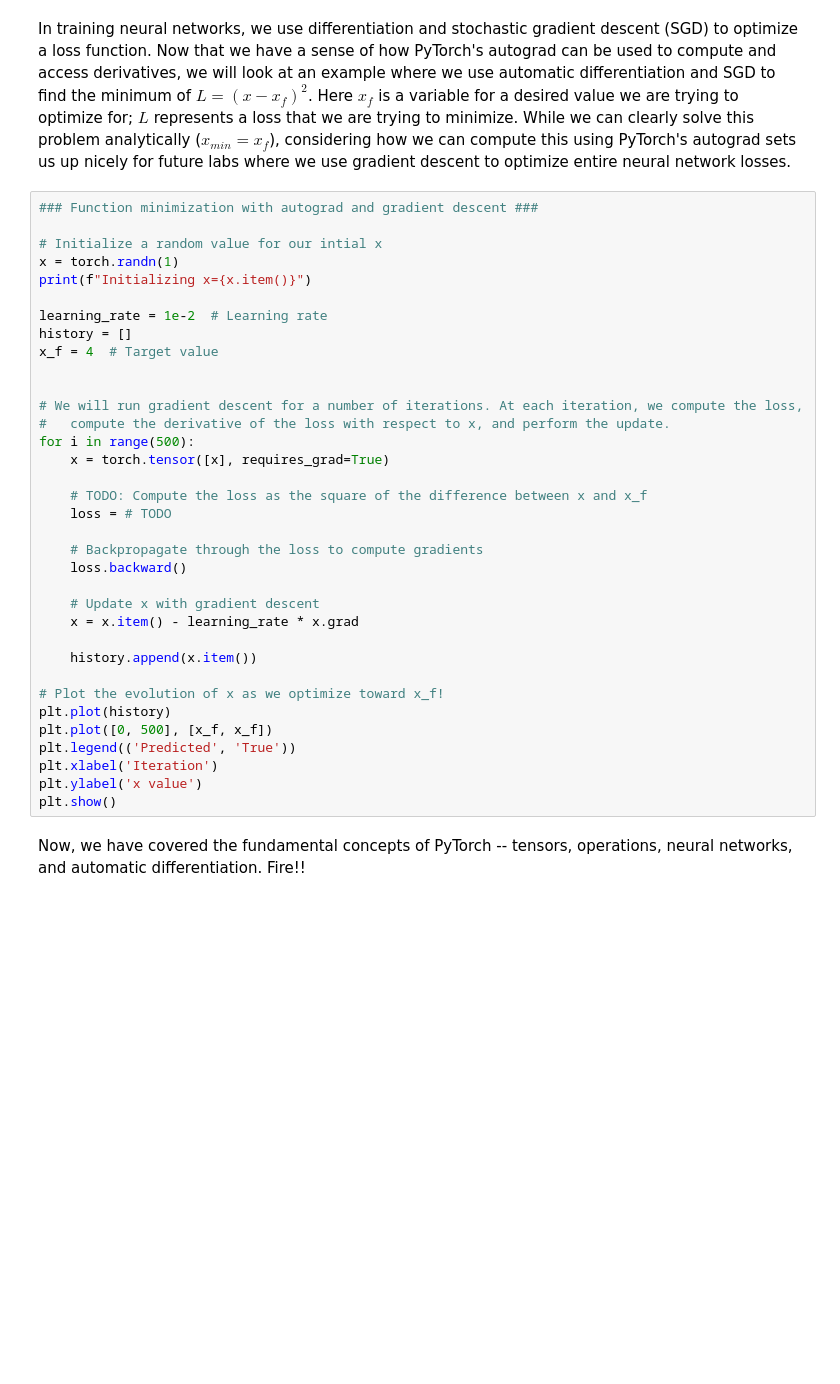
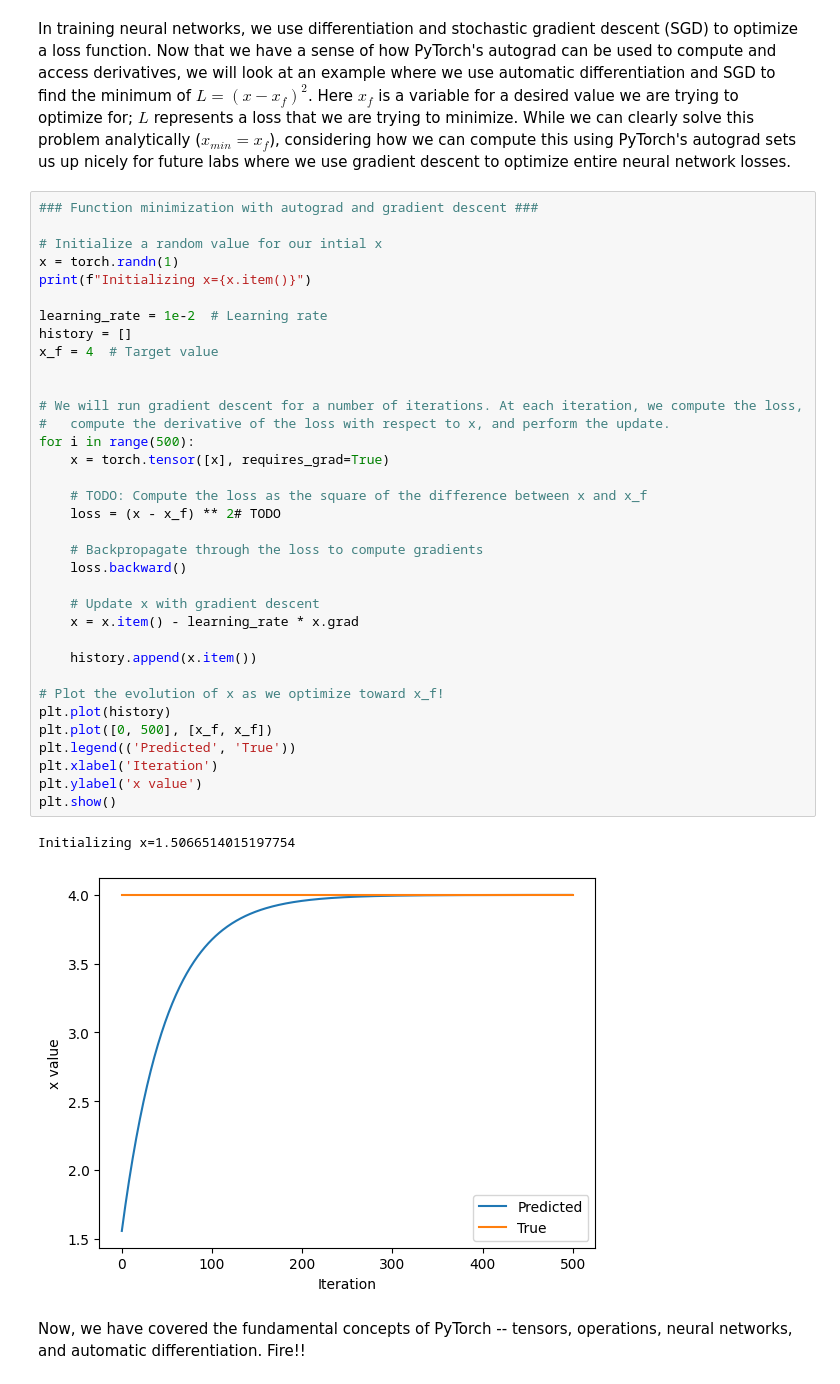
Before and after one commit to Spectrum-o/introtodeeplearning, a Jupyter notebook: lab1/PT_Part1_Intro.ipynb, the cells around one changed output. Drawn from its saved outputs; the diff is of its cells as text; blank space fills up the shorter version.

```diff
--- a/lab1/PT_Part1_Intro.ipynb
+++ b/lab1/PT_Part1_Intro.ipynb
@@ -340,33 +343,36 @@ In training neural networks, we use differentiation and stochastic gradient desc
 x = torch.randn(1)
 print(f"Initializing x={x.item()}")
 
 learning_rate = 1e-2  # Learning rate
 history = []
 x_f = 4  # Target value
 
 
 # We will run gradient descent for a number of iterations. At each iteration, we compute the loss,
 #   compute the derivative of the loss with respect to x, and perform the update.
 for i in range(500):
     x = torch.tensor([x], requires_grad=True)
 
     # TODO: Compute the loss as the square of the difference between x and x_f
-    loss = # TODO
+    loss = (x - x_f) ** 2# TODO
 
     # Backpropagate through the loss to compute gradients
     loss.backward()
 
     # Update x with gradient descent
     x = x.item() - learning_rate * x.grad
 
     history.append(x.item())
 
 # Plot the evolution of x as we optimize toward x_f!
 plt.plot(history)
 plt.plot([0, 500], [x_f, x_f])
 plt.legend(('Predicted', 'True'))
 plt.xlabel('Iteration')
 plt.ylabel('x value')
 plt.show()
+# %% [output]
+Initializing x=1.5066514015197754
+[figure, added]
 # %% [markdown]
 Now, we have covered the fundamental concepts of PyTorch -- tensors, operations, neural networks, and automatic differentiation. Fire!!
```
Also changed, not shown: parts of 7 cells of this notebook.
